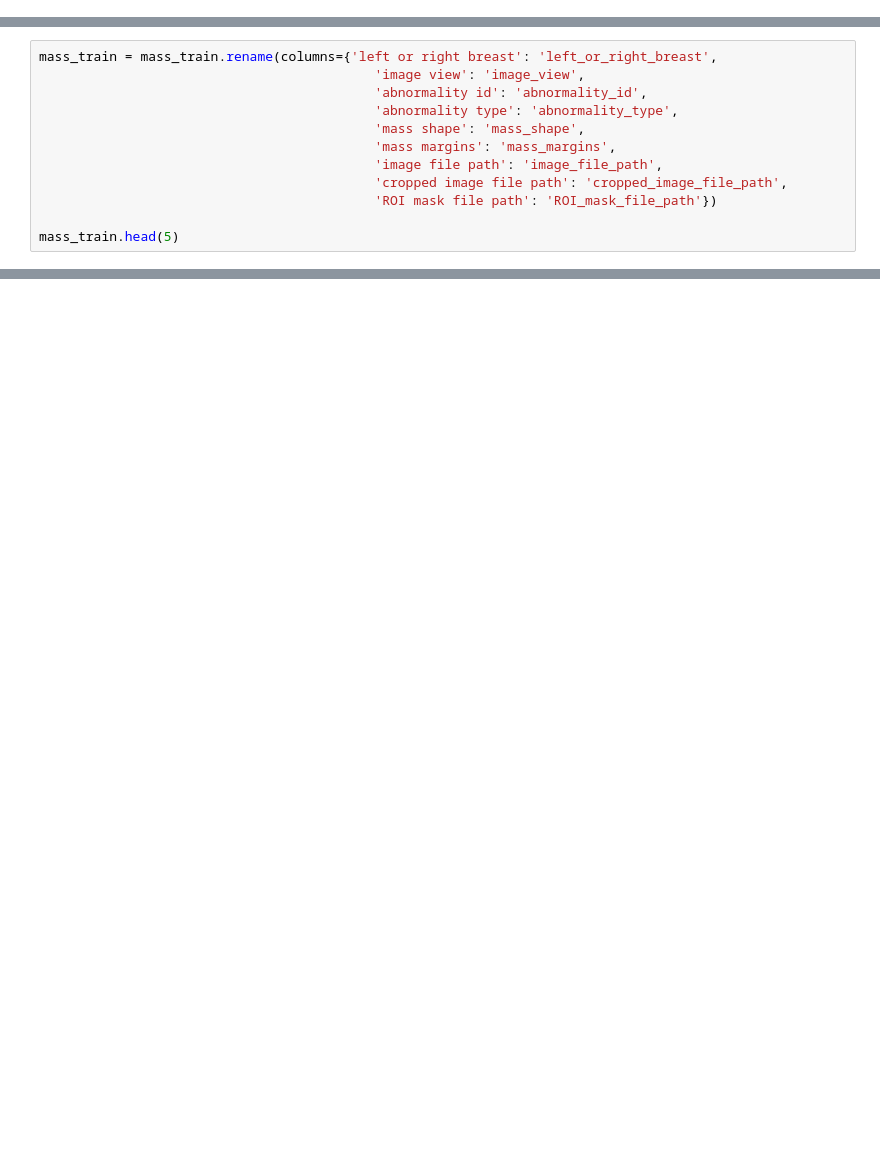
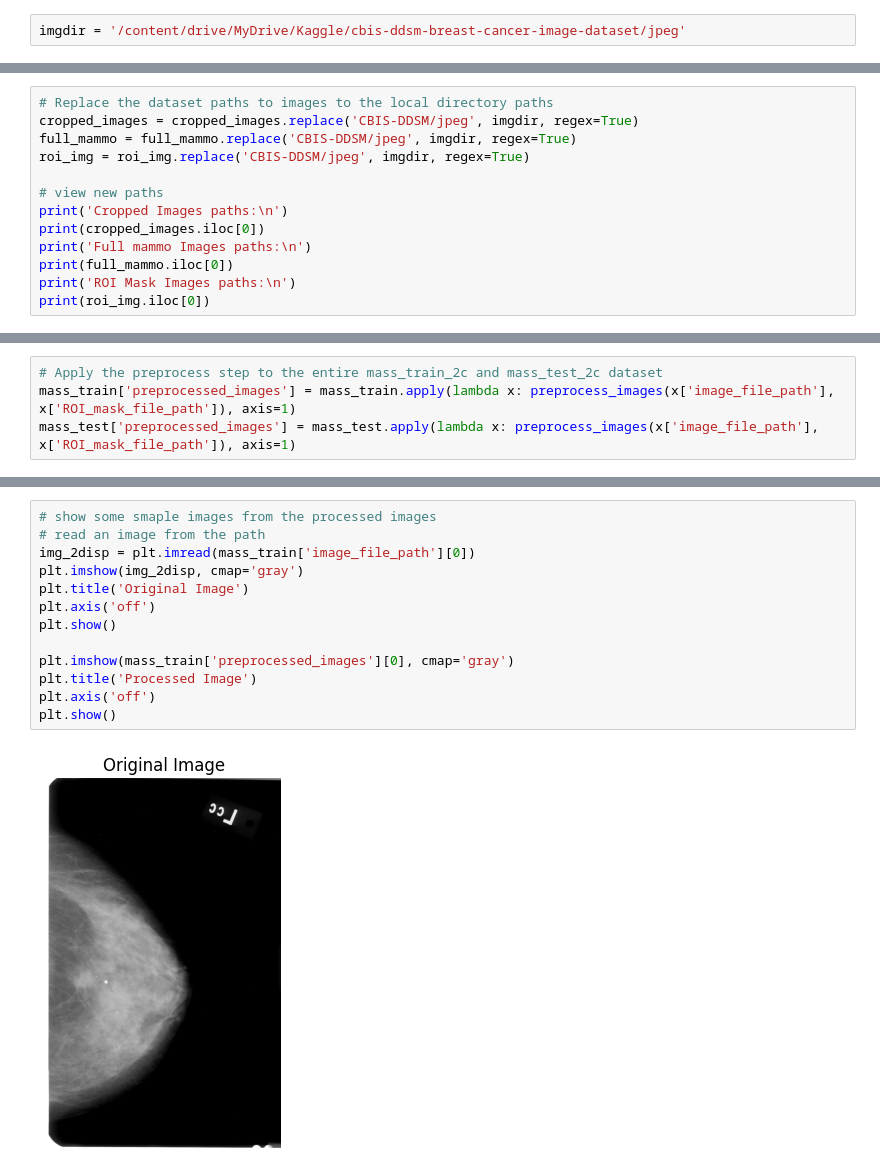
Before and after one commit to nepseli/BrstCncrPred, a Jupyter notebook: BreastCancerPrediction.ipynb, the cells around one changed output, grey strips where cells are left out. Saved outputs shown, nothing was run; the diff lists cells and outputs as text; blank space fills up the shorter version.

```diff
--- a/BreastCancerPrediction.ipynb
+++ b/BreastCancerPrediction.ipynb
@@ -184,0 +185,2 @@ mass_train.head()
+# %%
+imgdir = '/content/drive/MyDrive/Kaggle/cbis-ddsm-breast-cancer-image-dataset/jpeg'
@@ -184,0 +192,13 @@ mass_train.head()
+# %%
+# Replace the dataset paths to images to the local directory paths
+cropped_images = cropped_images.replace('CBIS-DDSM/jpeg', imgdir, regex=True)
+full_mammo = full_mammo.replace('CBIS-DDSM/jpeg', imgdir, regex=True)
+roi_img = roi_img.replace('CBIS-DDSM/jpeg', imgdir, regex=True)
+
+# view new paths
+print('Cropped Images paths:\n')
+print(cropped_images.iloc[0])
+print('Full mammo Images paths:\n')
+print(full_mammo.iloc[0])
+print('ROI Mask Images paths:\n')
+print(roi_img.iloc[0])
@@ -185,3 +391,7 @@ mass_train.head()
+# %%
+# Apply the preprocess step to the entire mass_train_2c and mass_test_2c dataset
+mass_train['preprocessed_images'] = mass_train.apply(lambda x: preprocess_images(x['image_file_path'], x['ROI_mask_file_path']), axis=1)
+mass_test['preprocessed_images'] = mass_test.apply(lambda x: preprocess_images(x['image_file_path'], x['ROI_mask_file_path']), axis=1)
 # %%
 mass_train.columns
 # %% [output]
@@ -236,12 +402,0 @@ mass_train.head()
-# %%
-mass_train = mass_train.rename(columns={'left or right breast': 'left_or_right_breast',
-                                           'image view': 'image_view',
-                                           'abnormality id': 'abnormality_id',
-                                           'abnormality type': 'abnormality_type',
-                                           'mass shape': 'mass_shape',
-                                           'mass margins': 'mass_margins',
-                                           'image file path': 'image_file_path',
-                                           'cropped image file path': 'cropped_image_file_path',
-                                           'ROI mask file path': 'ROI_mask_file_path'})
-
-mass_train.head(5)
@@ -663,0 +418,15 @@ weighted avg       0.57      0.53      0.51      1187
+# %%
+# show some smaple images from the processed images
+# read an image from the path
+img_2disp = plt.imread(mass_train['image_file_path'][0])
+plt.imshow(img_2disp, cmap='gray')
+plt.title('Original Image')
+plt.axis('off')
+plt.show()
+
+plt.imshow(mass_train['preprocessed_images'][0], cmap='gray')
+plt.title('Processed Image')
+plt.axis('off')
+plt.show()
+# %% [output]
+[figure, added]
```
Also changed, not shown: parts of 98 cells of this notebook.
